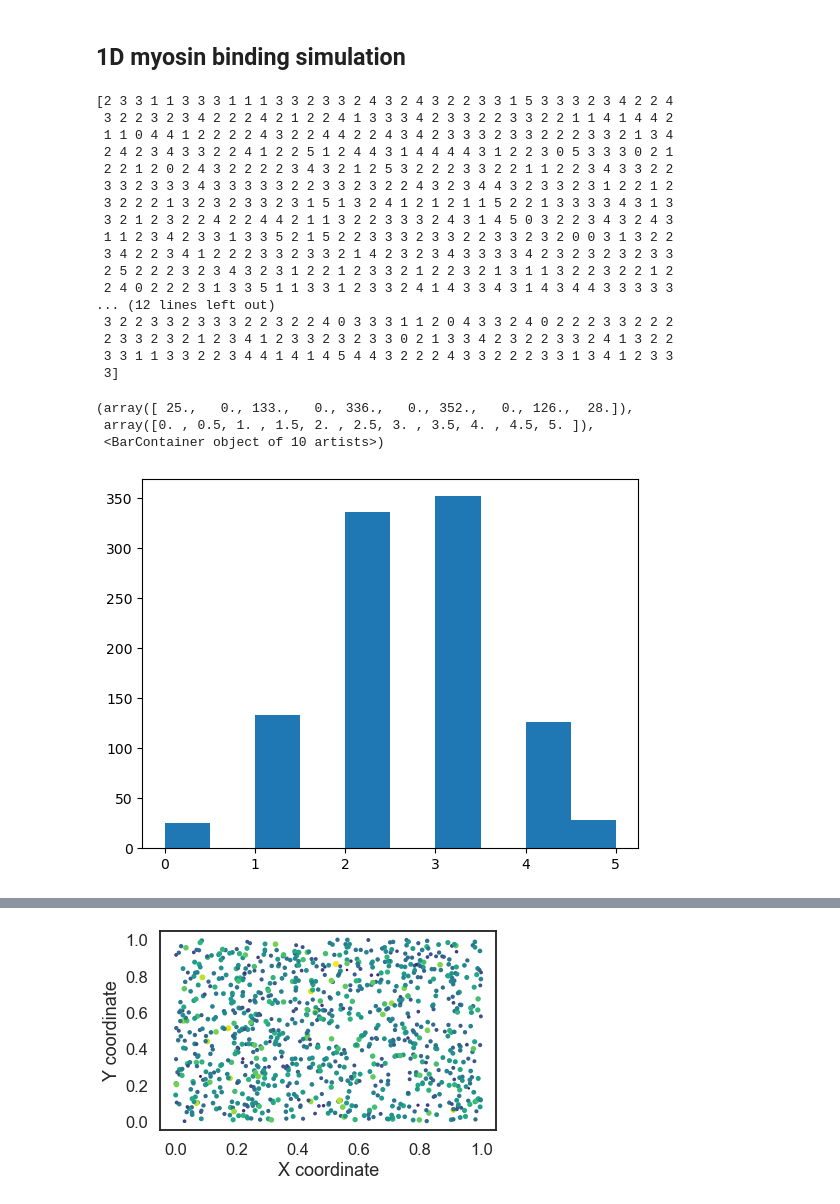
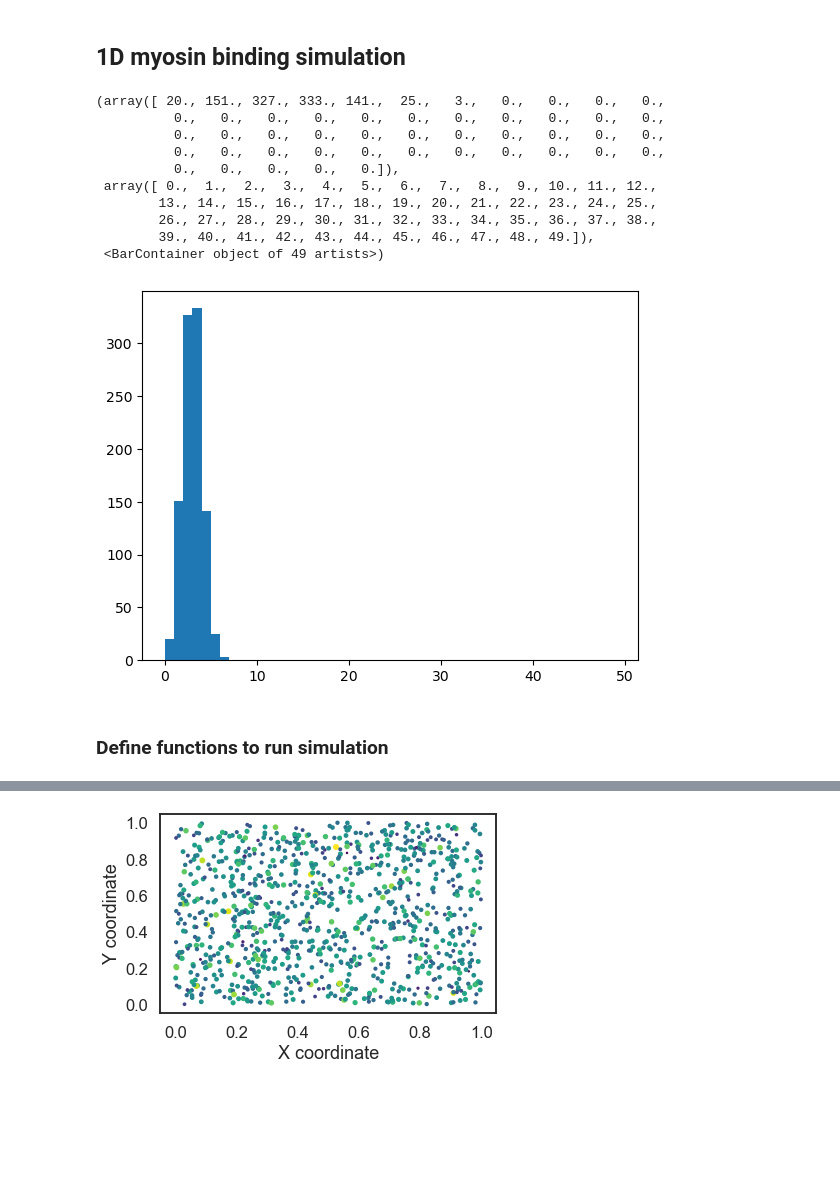
Before and after one commit to WHChou/Myosin-cluster-simulation, a Jupyter notebook: MyosinBinding_v2.ipynb, the cells around one changed output, grey strips where cells are left out. Saved outputs shown, nothing was run; the diff lists cells and outputs as text; code cells hidden in the pictures; blank space fills up the shorter version.

Commit message:
Added initial myosin distribution

```diff
--- a/MyosinBinding_v2.ipynb
+++ b/MyosinBinding_v2.ipynb
@@ -29,33 +30,44 @@ from scipy.spatial import Delaunay
 ## 1D myosin binding simulation
 # %%
 #def merger():
-from numpy.random import default_rng
-rng = default_rng()
-myosinNum = rng.normal(loc=3, scale=1, size = 1000).astype(int)
-#print(myosinNum)
+def GenMyoNum(method, numMyosin, *keys):
+    rng = default_rng()
+    if method == 'lognormal':
+        ## Passed argument should be mu and sigma
+        (mu, sigma) = keys
+        myosinNum = rng.lognormal(mu, sigma, (numMyosin))
+    elif method == 'normal':
+        ## Passed argument should be loc and scale
+        (loc, scale) = keys
+        myosinNum = rng.normal(loc, scale, (numMyosin))
+    elif method == 'uniform':
+        ## Passed argument should be low and high
+        (low, high) = keys
+        myosinNum = rng.uniform(low, high, (numMyosin))
+    elif method == 'poisson':
+        ## Passed argument should be lambda
+        lam = keys
+        myosinNum = rng.poisson(lam, (numMyosin))
+    else:
+        raise ValueError('Method not supported!')
+    return myosinNum
 
-plt.hist(myosinNum)#, bins=[0,1,2,3,4,5,6])
+lognormNum = GenMyoNum('lognormal', 1000, 1.8, 0.6)
+gaussNum = GenMyoNum('normal', 1000, 3, 1)
+plt.hist(gaussNum, bins = np.arange(50))
 # %% [output]
-[2 3 3 1 1 3 3 3 1 1 1 3 3 2 3 3 2 4 3 2 4 3 2 2 3 3 1 5 3 3 3 2 3 4 2 2 4
- 3 2 2 3 2 3 4 2 2 2 4 2 1 2 2 4 1 3 3 3 4 2 3 3 2 2 3 3 2 2 1 1 4 1 4 4 2
- 1 1 0 4 4 1 2 2 2 2 4 3 2 2 4 4 2 2 4 3 4 2 3 3 3 2 3 3 2 2 2 3 3 2 1 3 4
- 2 4 2 3 4 3 3 2 2 4 1 2 2 5 1 2 4 4 3 1 4 4 4 4 3 1 2 2 3 0 5 3 3 3 0 2 1
- 2 2 1 2 0 2 4 3 2 2 2 2 3 4 3 2 1 2 5 3 2 2 2 3 3 2 2 1 1 2 2 3 4 3 3 2 2
- 3 3 2 3 3 3 4 3 3 3 3 3 2 2 3 3 2 3 2 2 4 3 2 3 4 4 3 2 3 3 2 3 1 2 2 1 2
- 3 2 2 2 1 3 2 3 2 3 3 2 3 1 5 1 3 2 4 1 2 1 2 1 1 5 2 2 1 3 3 3 3 4 3 1 3
- 3 2 1 2 3 2 2 4 2 2 4 4 2 1 1 3 2 2 3 3 3 2 4 3 1 4 5 0 3 2 2 3 4 3 2 4 3
- 1 1 2 3 4 2 3 3 1 3 3 5 2 1 5 2 2 3 3 3 2 3 3 2 2 3 3 2 3 2 0 0 3 1 3 2 2
- 3 4 2 2 3 4 1 2 2 2 3 3 2 3 3 2 1 4 2 3 2 3 4 3 3 3 3 4 2 3 2 3 2 3 2 3 3
- 2 5 2 2 2 3 2 3 4 3 2 3 1 2 2 1 2 3 3 2 1 2 2 3 2 1 3 1 1 3 2 2 3 2 2 1 2
- 2 4 0 2 2 2 3 1 3 3 5 1 1 3 3 1 2 3 3 2 4 1 4 3 3 4 3 1 4 3 4 4 3 3 3 3 3
-... (12 lines left out)
- 3 2 2 3 3 2 3 3 3 2 2 3 2 2 4 0 3 3 3 1 1 2 0 4 3 3 2 4 0 2 2 2 3 3 2 2 2
- 2 3 3 2 3 2 1 2 3 4 1 2 3 3 2 3 2 3 3 0 2 1 3 3 4 2 3 2 2 3 3 2 4 1 3 2 2
- 3 3 1 1 3 3 2 2 3 4 4 1 4 1 4 5 4 4 3 2 2 2 4 3 3 2 2 2 3 3 1 3 4 1 2 3 3
- 3]
+(array([ 20., 151., 327., 333., 141.,  25.,   3.,   0.,   0.,   0.,   0.,
+          0.,   0.,   0.,   0.,   0.,   0.,   0.,   0.,   0.,   0.,   0.,
+          0.,   0.,   0.,   0.,   0.,   0.,   0.,   0.,   0.,   0.,   0.,
+          0.,   0.,   0.,   0.,   0.,   0.,   0.,   0.,   0.,   0.,   0.,
+          0.,   0.,   0.,   0.,   0.]),
+ array([ 0.,  1.,  2.,  3.,  4.,  5.,  6.,  7.,  8.,  9., 10., 11., 12.,
+        13., 14., 15., 16., 17., 18., 19., 20., 21., 22., 23., 24., 25.,
+        26., 27., 28., 29., 30., 31., 32., 33., 34., 35., 36., 37., 38.,
+        39., 40., 41., 42., 43., 44., 45., 46., 47., 48., 49.]),
+ <BarContainer object of 49 artists>)
-(array([ 25.,   0., 133.,   0., 336.,   0., 352.,   0., 126.,  28.]),
- array([0. , 0.5, 1. , 1.5, 2. , 2.5, 3. , 3.5, 4. , 4.5, 5. ]),
- <BarContainer object of 10 artists>)
-[figure, old version]
+[figure, new version]
+# %% [markdown]
+### Define functions to run simulation
 # %%
 # Define function that generates the underlying actin distribution
```
Also changed, not shown: parts of 13 cells of this notebook.
